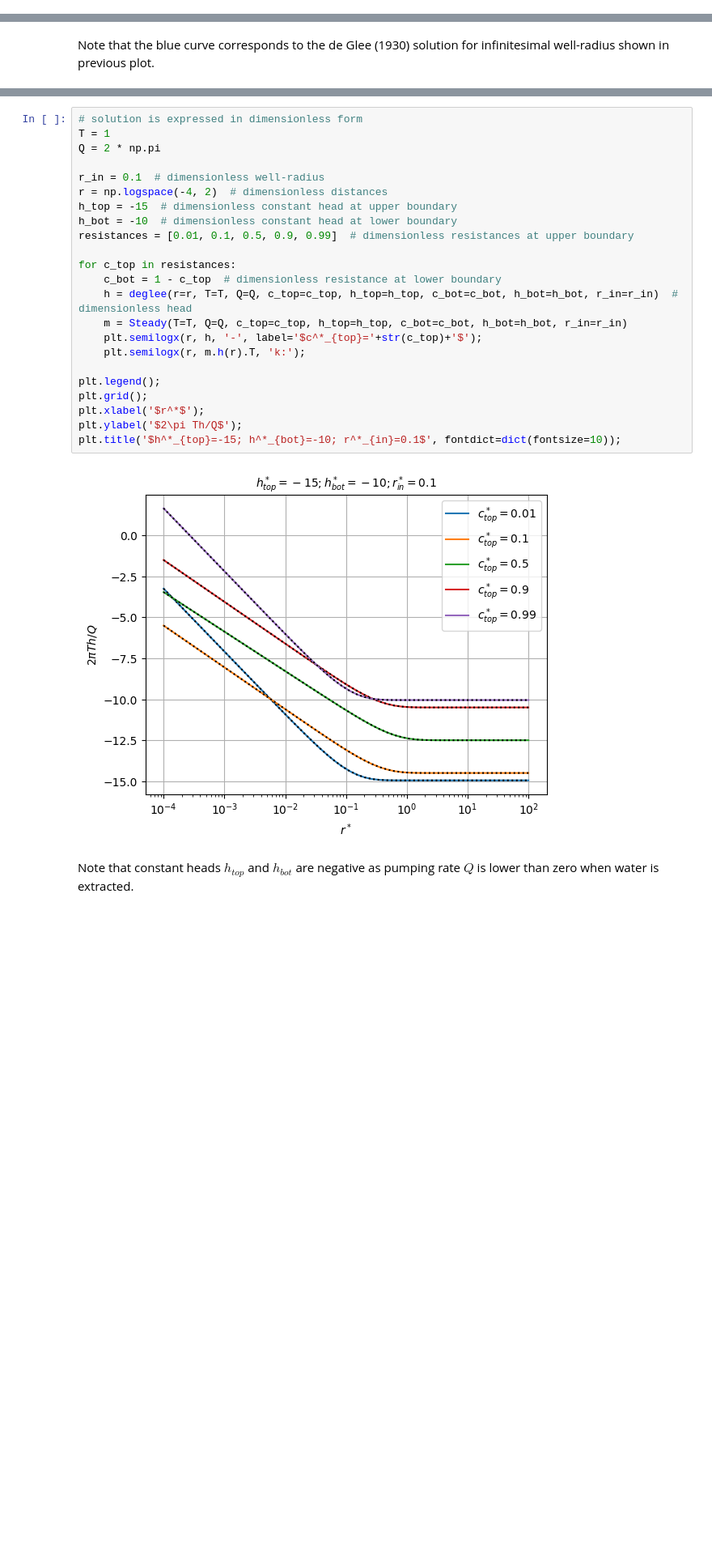
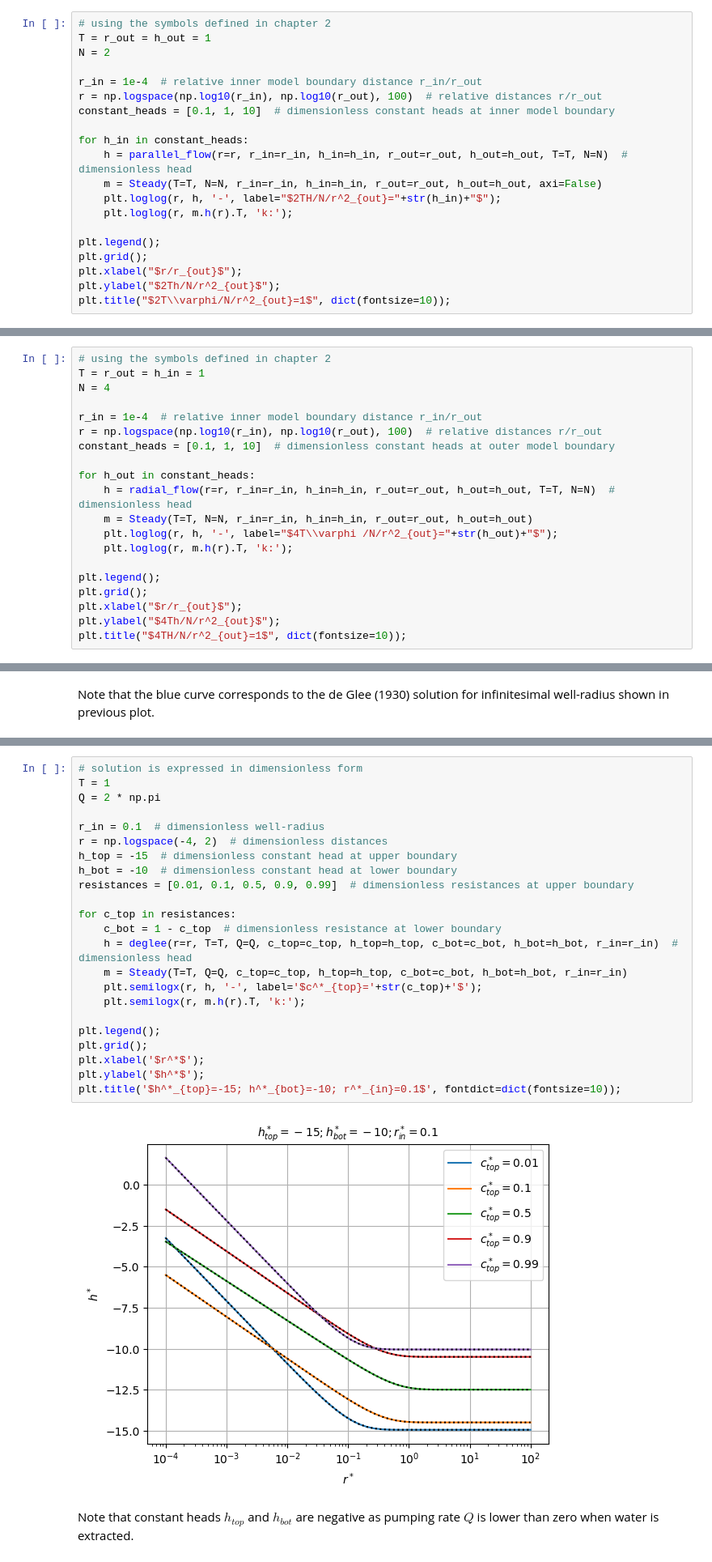
Before and after one commit to alouwyck/PhD, a Jupyter notebook: chapter2_generalized_semi_analytical_solution.ipynb, the cells around one changed output, grey strips where cells are left out. Shown at 81% size. Cells and saved outputs as stored; diff of their text form; blank space fills up the shorter version.

```diff
--- a/chapter2_generalized_semi_analytical_solution.ipynb
+++ b/chapter2_generalized_semi_analytical_solution.ipynb
@@ -1554,0 +1625,20 @@ plt.ylabel("$2Th/N/r^2_{out}$");
+# %%
+# using the symbols defined in chapter 2
+T = r_out = h_out = 1
+N = 2
+
+r_in = 1e-4  # relative inner model boundary distance r_in/r_out
+r = np.logspace(np.log10(r_in), np.log10(r_out), 100)  # relative distances r/r_out
+constant_heads = [0.1, 1, 10]  # dimensionless constant heads at inner model boundary
+
+for h_in in constant_heads:
+    h = parallel_flow(r=r, r_in=r_in, h_in=h_in, r_out=r_out, h_out=h_out, T=T, N=N)  # dimensionless head
+    m = Steady(T=T, N=N, r_in=r_in, h_in=h_in, r_out=r_out, h_out=h_out, axi=False)
+    plt.loglog(r, h, '-', label="$2TH/N/r^2_{out}="+str(h_in)+"$");
+    plt.loglog(r, m.h(r).T, 'k:');
+
+plt.legend();
+plt.grid();
+plt.xlabel("$r/r_{out}$");
+plt.ylabel("$2Th/N/r^2_{out}$");
+plt.title("$2T\\varphi/N/r^2_{out}=1$", dict(fontsize=10));
@@ -1599,0 +1694,20 @@ plt.ylabel("$4Th/N/r^2_{out}$");
+# %%
+# using the symbols defined in chapter 2
+T = r_out = h_in = 1
+N = 4
+
+r_in = 1e-4  # relative inner model boundary distance r_in/r_out
+r = np.logspace(np.log10(r_in), np.log10(r_out), 100)  # relative distances r/r_out
+constant_heads = [0.1, 1, 10]  # dimensionless constant heads at outer model boundary
+
+for h_out in constant_heads:
+    h = radial_flow(r=r, r_in=r_in, h_in=h_in, r_out=r_out, h_out=h_out, T=T, N=N)  # dimensionless head
+    m = Steady(T=T, N=N, r_in=r_in, h_in=h_in, r_out=r_out, h_out=h_out)
+    plt.loglog(r, h, '-', label="$4T\\varphi /N/r^2_{out}="+str(h_out)+"$");
+    plt.loglog(r, m.h(r).T, 'k:');
+
+plt.legend();
+plt.grid();
+plt.xlabel("$r/r_{out}$");
+plt.ylabel("$4Th/N/r^2_{out}$");
+plt.title("$4TH/N/r^2_{out}=1$", dict(fontsize=10));
@@ -1692,28 +1812,28 @@ This solution is also implemented in function `deglee`:
 # %%
 # solution is expressed in dimensionless form
 T = 1
 Q = 2 * np.pi
 
 r_in = 0.1  # dimensionless well-radius
 r = np.logspace(-4, 2)  # dimensionless distances
 h_top = -15  # dimensionless constant head at upper boundary
 h_bot = -10  # dimensionless constant head at lower boundary
 resistances = [0.01, 0.1, 0.5, 0.9, 0.99]  # dimensionless resistances at upper boundary
 
 for c_top in resistances:
     c_bot = 1 - c_top  # dimensionless resistance at lower boundary
     h = deglee(r=r, T=T, Q=Q, c_top=c_top, h_top=h_top, c_bot=c_bot, h_bot=h_bot, r_in=r_in)  # dimensionless head
     m = Steady(T=T, Q=Q, c_top=c_top, h_top=h_top, c_bot=c_bot, h_bot=h_bot, r_in=r_in)
     plt.semilogx(r, h, '-', label='$c^*_{top}='+str(c_top)+'$');
     plt.semilogx(r, m.h(r).T, 'k:');
 
 plt.legend();
 plt.grid();
 plt.xlabel('$r^*$');
-plt.ylabel('$2\pi Th/Q$');
+plt.ylabel('$h^*$');
 plt.title('$h^*_{top}=-15; h^*_{bot}=-10; r^*_{in}=0.1$', fontdict=dict(fontsize=10));
 # %% [output]
-[figure, old version]
+[figure, new version]
 # %% [markdown]
 Note that constant heads $h_{top}$ and $h_{bot}$ are negative as pumping rate $Q$ is lower than zero when water is extracted.
 # %% [markdown]
```
Also changed, not shown: parts of 43 cells of this notebook.
